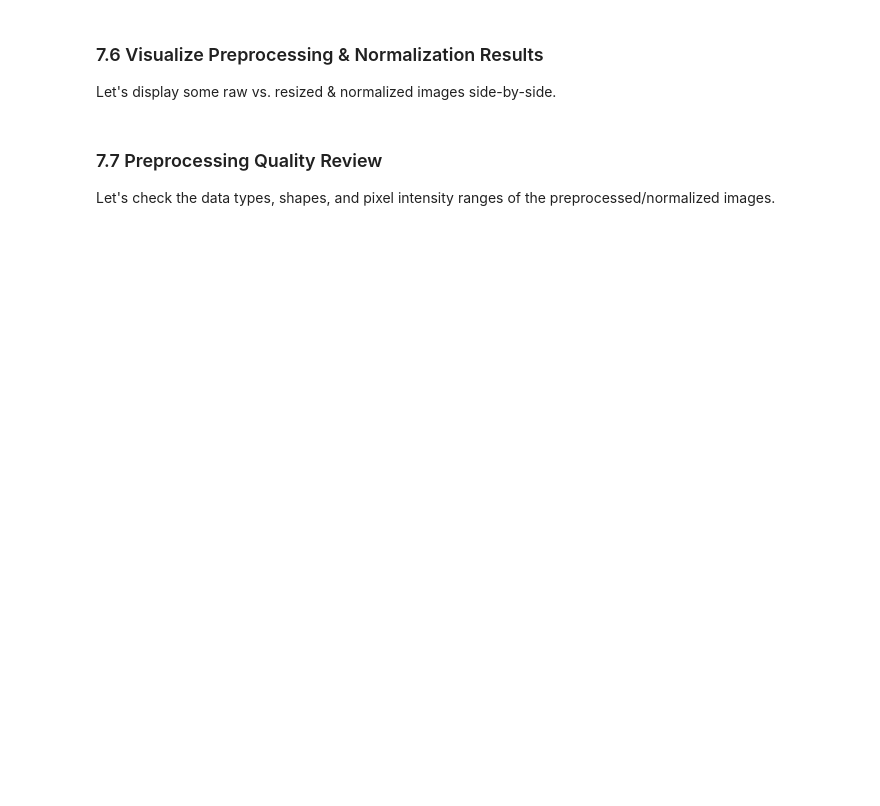
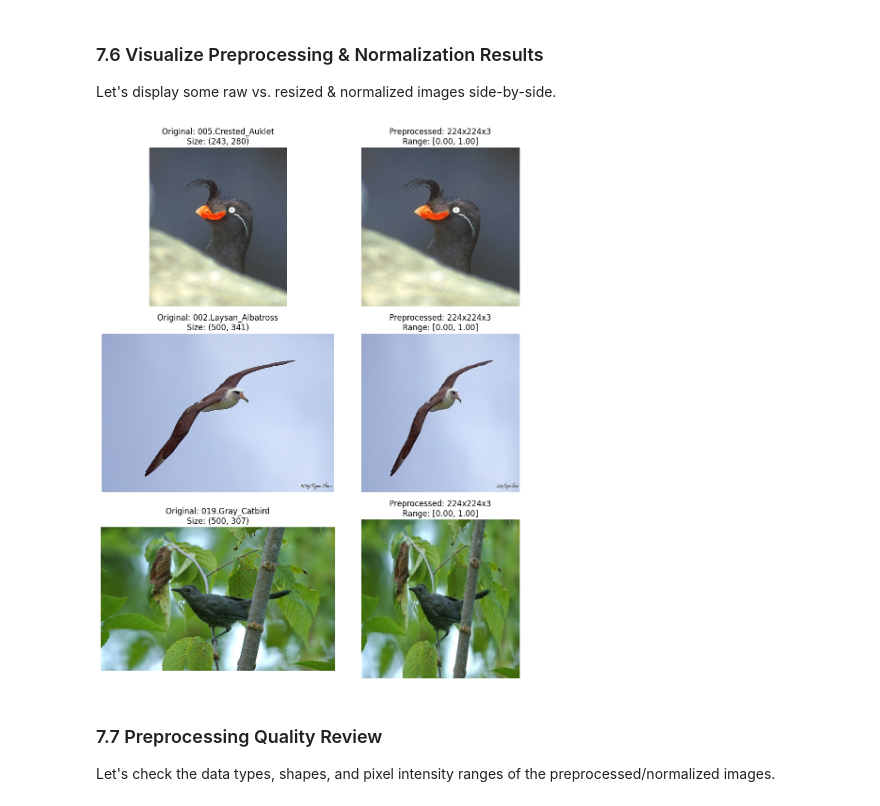
Before and after one commit to 01329582993/Bird-Species-Classification-ML, a Jupyter notebook: notebooks/01_Data_Preparation.ipynb, the cells around one changed output. Drawn from its saved outputs; the diff is of its cells as text; code cells hidden in the pictures; blank space fills up the shorter version.

```diff
--- a/notebooks/01_Data_Preparation.ipynb
+++ b/notebooks/01_Data_Preparation.ipynb
@@ -873,7 +903,8 @@ errors = []
 
 # Process all images
 for idx, row in tqdm(split_metadata.iterrows(), total=len(split_metadata), desc="Preprocessing Images"):
-    src_file = row["full_image_path"]
+    # Adjust src_file path to account for the changed working directory
+    src_file = Path("../") / row["full_image_path"]
 
     # Get relative path
     rel_path = Path(row["image_path"])
@@ -925,26 +962,30 @@ Let's display some raw vs. resized & normalized images side-by-side.
 # %%
 visualize_rows = split_metadata.sample(3, random_state=42)
 fig, axes = plt.subplots(3, 2, figsize=(10, 12))
 
 for i, (_, row) in enumerate(visualize_rows.iterrows()):
     # Load raw image
-    raw_img = Image.open(row["full_image_path"])
+    # Adjust raw image path to account for the changed working directory
+    raw_img_path = Path("../") / row["full_image_path"]
+    raw_img = Image.open(raw_img_path)
 
     # Load normalized array
     norm_arr = load_normalized_image(row["preprocessed_image_path"])
 
     # Plot raw
     axes[i, 0].imshow(raw_img)
     axes[i, 0].set_title(f"Original: {row['class_name']}\nSize: {raw_img.size}")
     axes[i, 0].axis("off")
 
     # Plot preprocessed & normalized
     axes[i, 1].imshow(np.clip(norm_arr, 0.0, 1.0))
     axes[i, 1].set_title(f"Preprocessed: 224x224x3\nRange: [{norm_arr.min():.2f}, {norm_arr.max():.2f}]")
     axes[i, 1].axis("off")
 
 plt.tight_layout()
 plt.show()
+# %% [output]
+[figure, added]
 # %% [markdown]
 ### 7.7 Preprocessing Quality Review
 Let's check the data types, shapes, and pixel intensity ranges of the preprocessed/normalized images.
```
Also changed, not shown: parts of 15 cells of this notebook.
